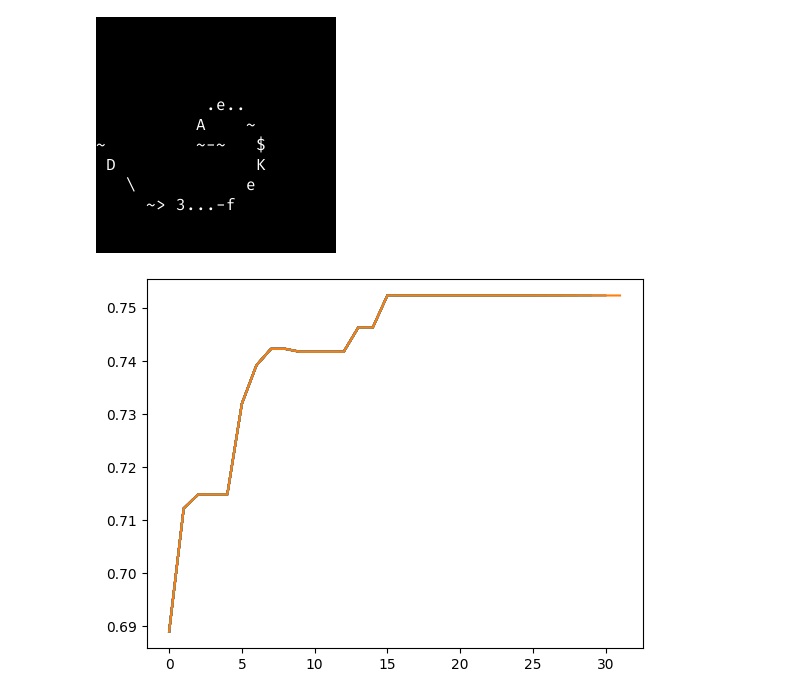
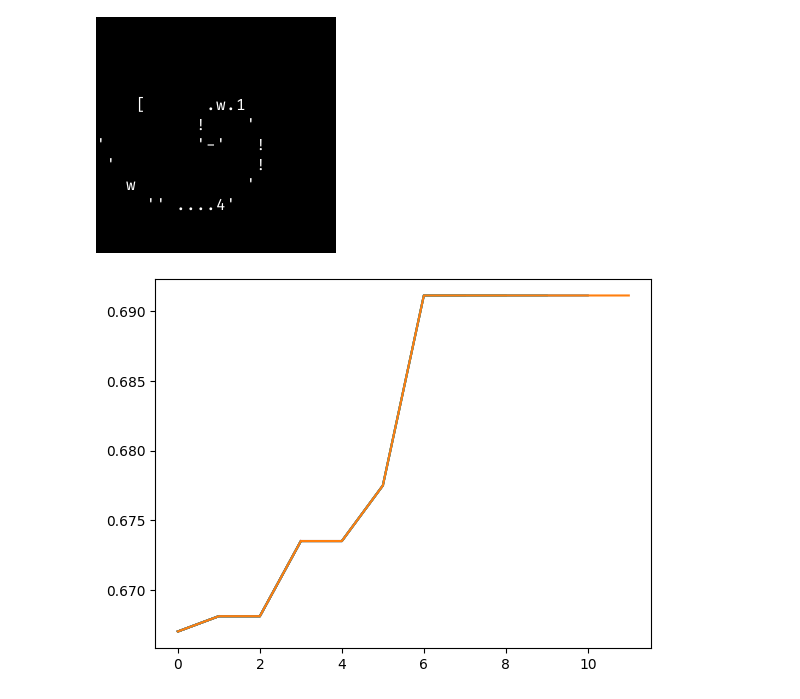
Before and after one commit to wojciechsadlik/python-char-art, a Jupyter notebook: notebooks/line_heuristics.ipynb, the cells around one changed output. Cells and saved outputs as stored; diff of their text form; code cells hidden in the pictures.

```diff
--- a/notebooks/line_heuristics.ipynb
+++ b/notebooks/line_heuristics.ipynb
@@ -46,7 +46,7 @@ display(prep_img)
 from converters.line_heuristics.greedy import GreedyLineSearch
 
 line_converter = GreedyLineSearch(CHAR_SET, FONT)
-res_arr = ImgConverter(line_converter).img2symbols(prep_img,
+res_arr = ImgConverter(line_converter, font=FONT).img2symbols(prep_img,
                                                    max_lines=MAX_LINES,
                                                    line_height=line_height,
                                                    max_cols=MAX_COLS,
@@ -62,14 +62,14 @@ display(rendered)
 # %%
 from converters.line_heuristics.random_search import RandomLineSearch
 
-line_converter = RandomLineSearch(CHAR_SET, FONT, 1500)
+line_converter = RandomLineSearch(CHAR_SET, FONT, 150)
 res_history = []
-for res_arr in ImgConverter(line_converter).img2symbols_lazy(prep_img,
+for res_arr in ImgConverter(line_converter, font=FONT).img2symbols_lazy(prep_img,
                                                              max_lines=MAX_LINES,
                                                              line_height=line_height,
                                                              max_cols=MAX_COLS,
                                                              col_width=col_width,
-                                                             gens_per_step=10):
+                                                             gens_per_step=5):
     rendered = render_symbols_img(res_arr, FONT)
     res_history.append(img_similarity(orig_img, rendered))
     clear_output()
@@ -81,11 +81,11 @@ for res_arr in ImgConverter(line_converter).img2symbols_lazy(prep_img,
 # %%
 from converters.line_heuristics.harmony_search import HarmonyLineSearch
 
-line_converter =  HarmonyLineSearch(CHAR_SET, FONT, generations=50, pop_count=20,
+line_converter =  HarmonyLineSearch(CHAR_SET, FONT, generations=50, pop_count=10,
                                     mem_rate=0.9, pa_rate=0.1, pa=len(CHAR_SET) // 8,
                                     tile_converter=tile_converter)
 res_history = []
-for res_arr in ImgConverter(line_converter).img2symbols_lazy(prep_img,
+for res_arr in ImgConverter(line_converter, font=FONT).img2symbols_lazy(prep_img,
                                                              max_lines=MAX_LINES,
                                                              line_height=line_height,
                                                              max_cols=MAX_COLS,
@@ -105,7 +105,7 @@ from converters.line_heuristics.genetic_search import GeneticLineSearch
 line_converter =  GeneticLineSearch(CHAR_SET, FONT, generations=30, pop_count=50,
                                     tile_converter=tile_converter)
 res_history = []
-for res_arr in ImgConverter(line_converter).img2symbols_lazy(prep_img,
+for res_arr in ImgConverter(line_converter, font=FONT).img2symbols_lazy(prep_img,
                                                              max_lines=MAX_LINES,
                                                              line_height=line_height,
                                                              max_cols=MAX_COLS,
@@ -122,21 +122,21 @@ for res_arr in ImgConverter(line_converter).img2symbols_lazy(prep_img,
 # %%
 from converters.line_heuristics.pso_search import ParticleSwarmLineSearch
 
-line_converter = ParticleSwarmLineSearch(CHAR_SET, FONT, generations=150, pop_count=10,
-                                         innertion=1.0, cog_coeff=3.5, soc_coeff=3.5,
+line_converter = ParticleSwarmLineSearch(CHAR_SET, FONT, generations=50, pop_count=10,
+                                         innertion=2.0, cog_coeff=3.0, soc_coeff=3.0,
                                          tile_converter=tile_converter)
 res_history = []
-for res_arr in ImgConverter(line_converter).img2symbols_lazy(prep_img,
+for res_arr in ImgConverter(line_converter, font=FONT).img2symbols_lazy(prep_img,
                                                              max_lines=MAX_LINES,
                                                              line_height=line_height,
                                                              max_cols=MAX_COLS,
                                                              col_width=col_width,
                                                              gens_per_step=5):
     rendered = render_symbols_img(res_arr, FONT)
     res_history.append(img_similarity(orig_img, rendered))
     clear_output()
     display(rendered)
     plt.plot(res_history)
 # %% [output]
-[figure, old version]
+[figure, new version]
-[figure, old version]
+[figure, new version]
```
Also changed, not shown: parts of 5 cells of this notebook, 7 other files.
